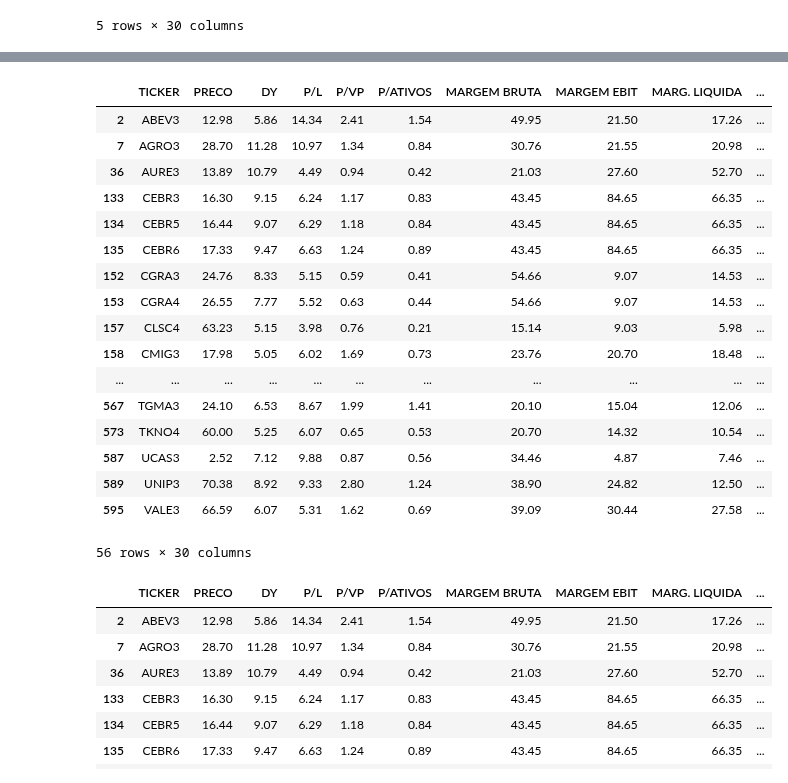
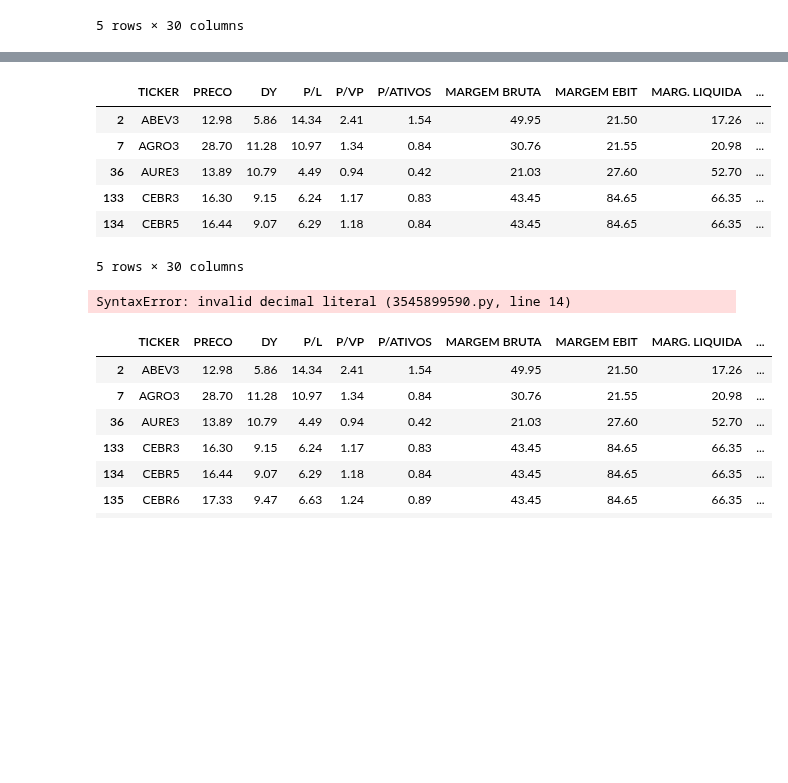
Before and after one commit to APF2000/data-analysis, a Jupyter notebook: status_invest/status_invest.ipynb, the cells around one changed output, grey strips where cells are left out. Cells and saved outputs as stored; diff of their text form; code cells hidden in the pictures; blank space fills up the shorter version.

Commit message:
added new filters

```diff
--- a/status_invest/status_invest.ipynb
+++ b/status_invest/status_invest.ipynb
@@ -84,53 +67,42 @@ dtype: object
 points_df = pd.DataFrame()
 
 feature_to_filter = {
-	"P/L": {"min_val": 3, "max_val": 20, "ascending_is_better"},
+	"P/L": {"min_val": 3, "max_val": 20},
 	"DY": {"min_val": 5, "max_val": 20},
 	"P/VP": {"min_val": 0.5, "max_val": 3},
 	"MARGEM BRUTA": {"min_val": 5, "max_val": 100},
 	"MARG. LIQUIDA": {"min_val": 5, "max_val": 100},
 	"ROA": {"min_val": 5, "max_val": 100},
 	"ROE": {"min_val": 5, "max_val": 100},
 	"ROIC": {"min_val": 5, "max_val": 100},
 }
 
 filtered_br_stocks = br_stocks
 for feature_name, filter_info in feature_to_filter.items():
 	# step 1
 	min_val = filter_info["min_val"]
 	min_filter = (filtered_br_stocks[feature_name] > min_val)
 
 	filtered_step_1 = filtered_br_stocks[min_filter]
 
 	# step 2
 	max_val = filter_info["max_val"]
 	max_filter = (filtered_step_1[feature_name] < max_val)
 
 	filtered_step_2 = filtered_step_1[max_filter]
 
 	# end
 	filtered_br_stocks = filtered_step_2
 
-filtered_br_stocks
+filtered_br_stocks.head()
 # %% [output]
 |  | TICKER | PRECO | DY | P/L | P/VP | P/ATIVOS | MARGEM BRUTA | MARGEM EBIT | MARG. LIQUIDA | ... |
 | 2 | ABEV3 | 12.98 | 5.86 | 14.34 | 2.41 | 1.54 | 49.95 | 21.50 | 17.26 | ... |
 | 7 | AGRO3 | 28.70 | 11.28 | 10.97 | 1.34 | 0.84 | 30.76 | 21.55 | 20.98 | ... |
 | 36 | AURE3 | 13.89 | 10.79 | 4.49 | 0.94 | 0.42 | 21.03 | 27.60 | 52.70 | ... |
 | 133 | CEBR3 | 16.30 | 9.15 | 6.24 | 1.17 | 0.83 | 43.45 | 84.65 | 66.35 | ... |
 | 134 | CEBR5 | 16.44 | 9.07 | 6.29 | 1.18 | 0.84 | 43.45 | 84.65 | 66.35 | ... |
-| 135 | CEBR6 | 17.33 | 9.47 | 6.63 | 1.24 | 0.89 | 43.45 | 84.65 | 66.35 | ... |
-| 152 | CGRA3 | 24.76 | 8.33 | 5.15 | 0.59 | 0.41 | 54.66 | 9.07 | 14.53 | ... |
-| 153 | CGRA4 | 26.55 | 7.77 | 5.52 | 0.63 | 0.44 | 54.66 | 9.07 | 14.53 | ... |
-| 157 | CLSC4 | 63.23 | 5.15 | 3.98 | 0.76 | 0.21 | 15.14 | 9.03 | 5.98 | ... |
-| 158 | CMIG3 | 17.98 | 5.05 | 6.02 | 1.69 | 0.73 | 23.76 | 20.70 | 18.48 | ... |
-| ... | ... | ... | ... | ... | ... | ... | ... | ... | ... | ... |
-| 567 | TGMA3 | 24.10 | 6.53 | 8.67 | 1.99 | 1.41 | 20.10 | 15.04 | 12.06 | ... |
-| 573 | TKNO4 | 60.00 | 5.25 | 6.07 | 0.65 | 0.53 | 20.70 | 14.32 | 10.54 | ... |
-| 587 | UCAS3 | 2.52 | 7.12 | 9.88 | 0.87 | 0.56 | 34.46 | 4.87 | 7.46 | ... |
-| 589 | UNIP3 | 70.38 | 8.92 | 9.33 | 2.80 | 1.24 | 38.90 | 24.82 | 12.50 | ... |
-| 595 | VALE3 | 66.59 | 6.07 | 5.31 | 1.62 | 0.69 | 39.09 | 30.44 | 27.58 | ... |
-56 rows × 30 columns
+5 rows × 30 columns
 # %%
 def generate_point_col(stock_df, col_name): #, min_val, max_val):
 	col_series = stock_df[col_name]
@@ -182,6 +154,11 @@ filter_tuples = (
 	("ROA", 5, 100, True),
 	("ROE", 5, 100, True),
 	("ROIC", 5, 100, True),
+	("LIQUIDEZ DIÁRIA (R$)", 10 ** 5, 10 ** 12, True),
+	("DY (12M) ACUMULADO", 5, 20, True),
+	("DY (12M) MÉDIA", 5 / 12, 20 / 12, True),
+	("QUANT. ATIVOS", 4, 1000, True),
+	("NUM. COTISTAS", 1000, 10 ** 9, True)
 )
 
 feature_to_filter = {}
@@ -194,6 +171,8 @@ for filter_tuple in filter_tuples:
 		"max_val": max_val,
 		"the_bigger_the_better": the_bigger_the_better
 	}
+# %% [output]
+SyntaxError: invalid decimal literal (3545899590.py, line 14)
 # %%
 points_df = pd.DataFrame()
 
```
Also changed, not shown: parts of 1 cell of this notebook.
